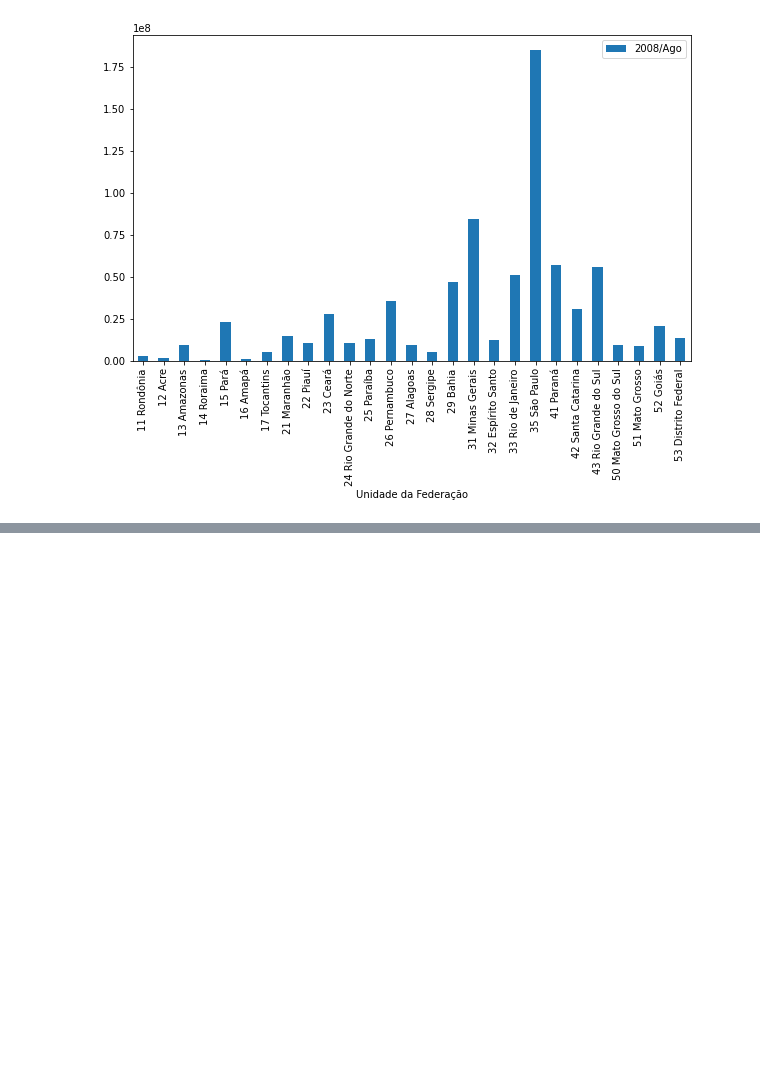
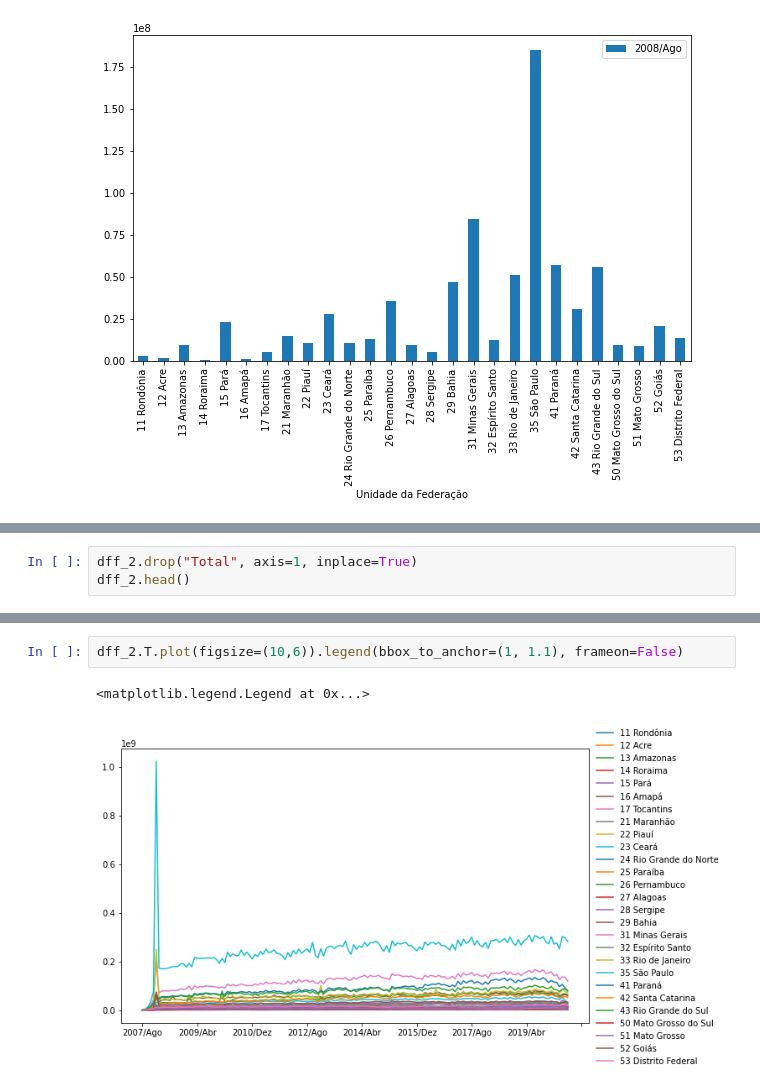
Before and after one commit to luan-prates/bootcamp-ds-aplicada-alura-2021, a Jupyter notebook: Analise_dos_dados_SIH_Datasus.ipynb, the cells around one changed output, grey strips where cells are left out. Drawn from its saved outputs; the diff is of its cells as text; blank space fills up the shorter version.

```diff
--- a/Analise_dos_dados_SIH_Datasus.ipynb
+++ b/Analise_dos_dados_SIH_Datasus.ipynb
@@ -108,0 +199,3 @@ Name: 2020/Ago, dtype: object
+# %%
+dff_2.drop("Total", axis=1, inplace=True)
+dff_2.head()
@@ -108,0 +215,5 @@ Name: 2020/Ago, dtype: object
+# %%
+dff_2.T.plot(figsize=(10,6)).legend(bbox_to_anchor=(1, 1.1), frameon=False)
+# %% [output]
+<matplotlib.legend.Legend at 0x...>
+[figure, added]
```
Also changed, not shown: parts of 28 cells of this notebook.
